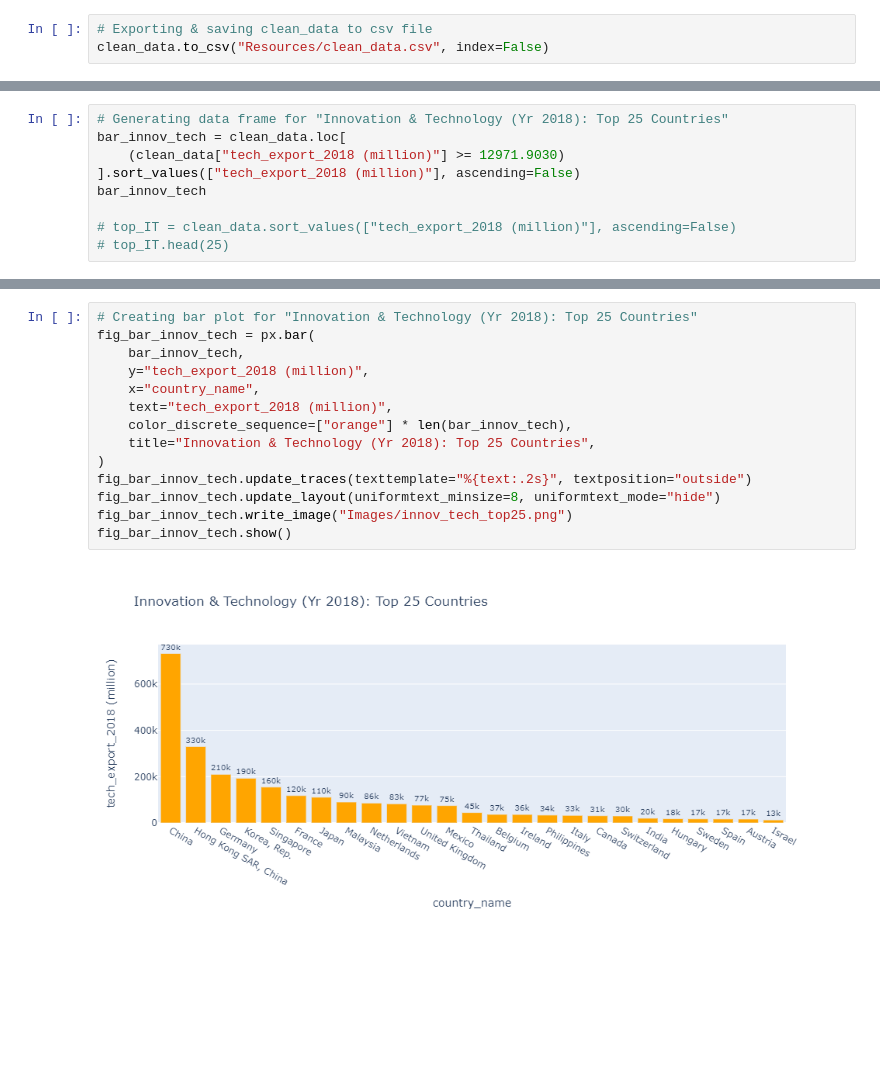
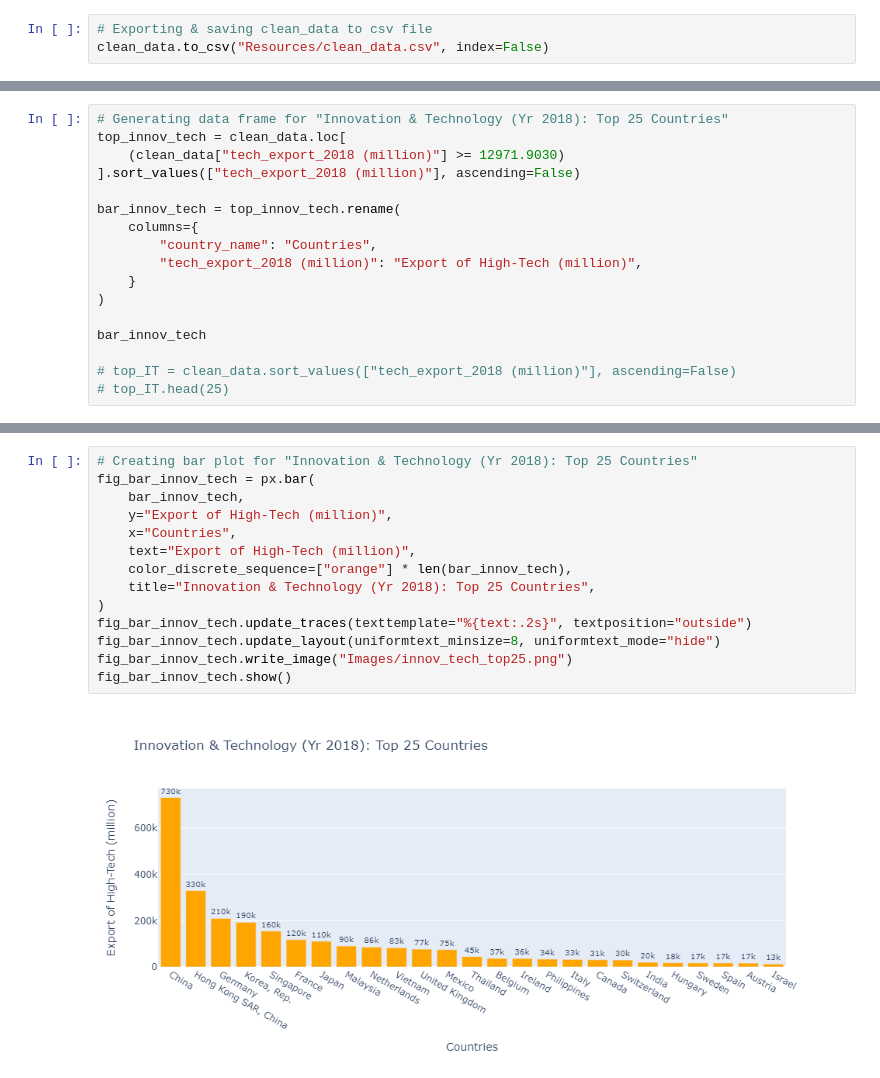
Before and after one commit to sabrinasaleh/Data_Munging_Plotting, a Jupyter notebook: main.ipynb, the cells around one changed output, grey strips where cells are left out. Drawn from its saved outputs; the diff is of its cells as text; blank space fills up the shorter version.

```diff
--- a/main.ipynb
+++ b/main.ipynb
@@ -331,8 +345,16 @@ fig_bar_GDP.show()
 # %%
 # Generating data frame for "Innovation & Technology (Yr 2018): Top 25 Countries"
-bar_innov_tech = clean_data.loc[
+top_innov_tech = clean_data.loc[
     (clean_data["tech_export_2018 (million)"] >= 12971.9030)
 ].sort_values(["tech_export_2018 (million)"], ascending=False)
+
+bar_innov_tech = top_innov_tech.rename(
+    columns={
+        "country_name": "Countries",
+        "tech_export_2018 (million)": "Export of High-Tech (million)",
+    }
+)
+
 bar_innov_tech
 
 # top_IT = clean_data.sort_values(["tech_export_2018 (million)"], ascending=False)
@@ -358,18 +380,18 @@ bar_innov_tech
 # %%
 # Creating bar plot for "Innovation & Technology (Yr 2018): Top 25 Countries"
 fig_bar_innov_tech = px.bar(
     bar_innov_tech,
-    y="tech_export_2018 (million)",
-    x="country_name",
-    text="tech_export_2018 (million)",
+    y="Export of High-Tech (million)",
+    x="Countries",
+    text="Export of High-Tech (million)",
     color_discrete_sequence=["orange"] * len(bar_innov_tech),
     title="Innovation & Technology (Yr 2018): Top 25 Countries",
 )
 fig_bar_innov_tech.update_traces(texttemplate="%{text:.2s}", textposition="outside")
 fig_bar_innov_tech.update_layout(uniformtext_minsize=8, uniformtext_mode="hide")
 fig_bar_innov_tech.write_image("Images/innov_tech_top25.png")
 fig_bar_innov_tech.show()
 # %% [output]
-[figure, old version]
+[figure, new version]
 # %%
 # Generating data frame for "Doing Business Indicator (Yr 2018): Top 25 Countries"
```
Also changed, not shown: parts of 9 cells of this notebook.
